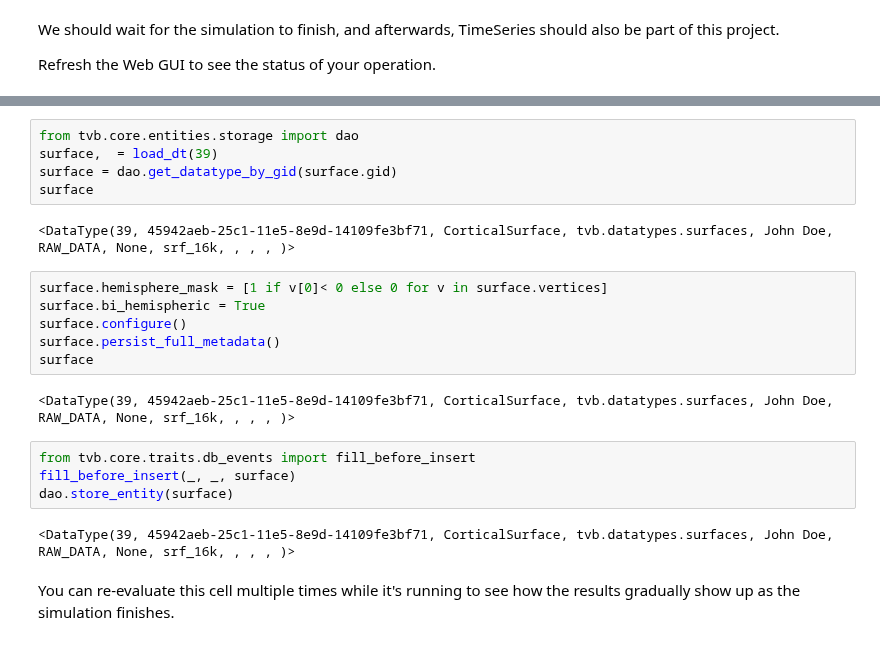
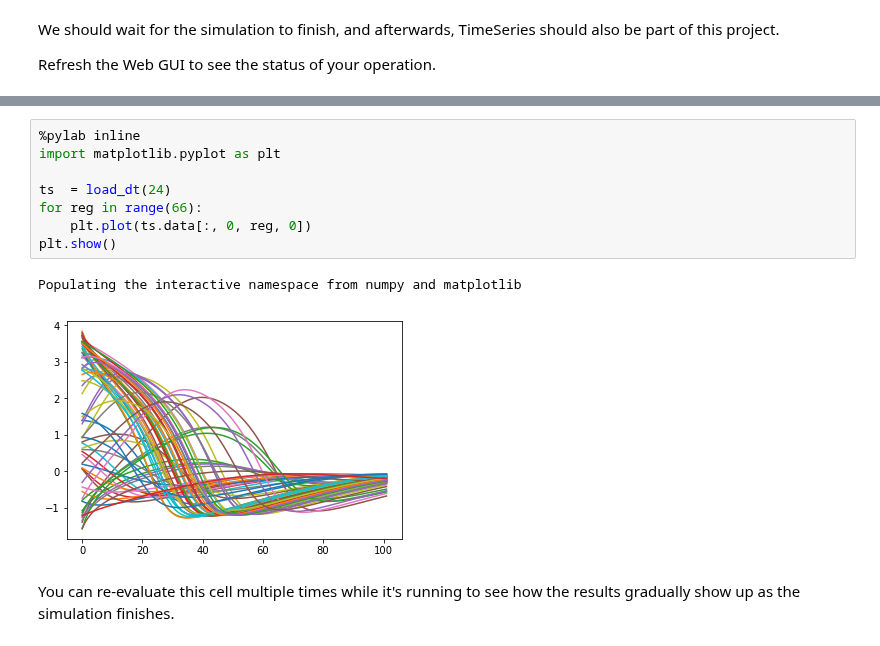
Before and after one commit to the-virtual-brain/tvb-root, a Jupyter notebook: tvb_documentation/demos/interacting_with_the_framework.ipynb, the cells around one changed output, grey strips where cells are left out. Cells and saved outputs as stored; diff of their text form.

```diff
--- a/tvb_documentation/demos/interacting_with_the_framework.ipynb
+++ b/tvb_documentation/demos/interacting_with_the_framework.ipynb
@@ -66,23 +98,13 @@ list_datatypes(proj.id)
-# %%
-from tvb.core.entities.storage import dao
-surface,  = load_dt(39)
-surface = dao.get_datatype_by_gid(surface.gid)
-surface
-# %% [output]
-<DataType(39, 45942aeb-25c1-11e5-8e9d-14109fe3bf71, CorticalSurface, tvb.datatypes.surfaces, John Doe, RAW_DATA, None, srf_16k, , , , )>
-# %%
-surface.hemisphere_mask = [1 if v[0]< 0 else 0 for v in surface.vertices]
-surface.bi_hemispheric = True
-surface.configure()
-surface.persist_full_metadata()
-surface
-# %% [output]
-<DataType(39, 45942aeb-25c1-11e5-8e9d-14109fe3bf71, CorticalSurface, tvb.datatypes.surfaces, John Doe, RAW_DATA, None, srf_16k, , , , )>
-# %%
-from tvb.core.traits.db_events import fill_before_insert
-fill_before_insert(_, _, surface)
-dao.store_entity(surface)
-# %% [output]
-<DataType(39, 45942aeb-25c1-11e5-8e9d-14109fe3bf71, CorticalSurface, tvb.datatypes.surfaces, John Doe, RAW_DATA, None, srf_16k, , , , )>
+# %%
+%pylab inline
+import matplotlib.pyplot as plt
+
+ts  = load_dt(24)
+for reg in range(66):
+    plt.plot(ts.data[:, 0, reg, 0])
+plt.show()
+# %% [output]
+Populating the interactive namespace from numpy and matplotlib
+[figure, added]
 # %% [markdown]
 You can re-evaluate this cell multiple times while it's running to see how the results gradually show up as the simulation finishes.
```
Also changed, not shown: parts of 6 cells of this notebook.
